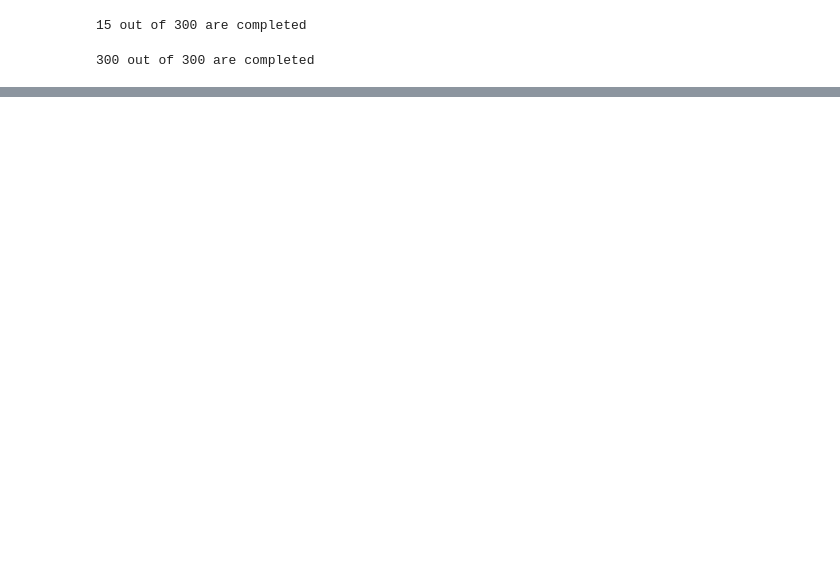
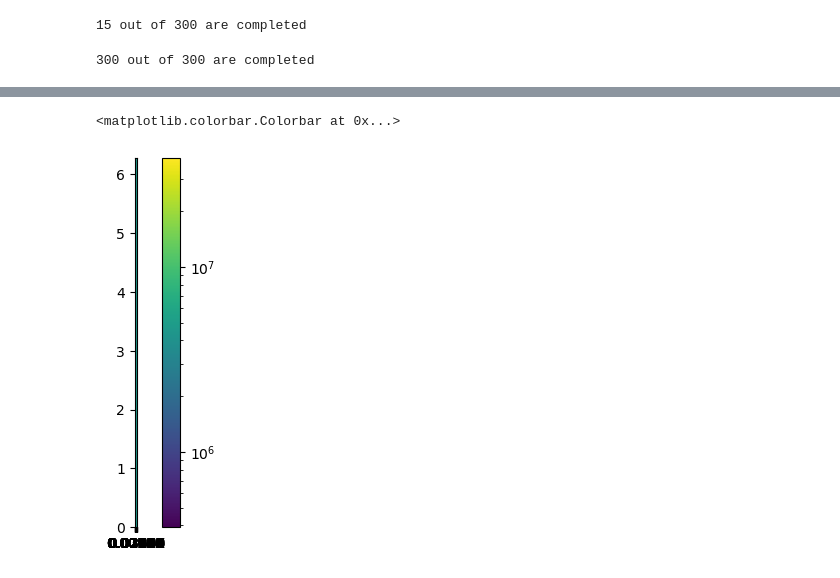
Before and after one commit to yenhsunlin/SNnuBDM2, a Jupyter notebook: src/bdmflux_legacy.ipynb, the cells around one changed output, grey strips where cells are left out. Drawn from its saved outputs; the diff is of its cells as text; code cells hidden in the pictures; blank space fills up the shorter version.

```diff
--- a/src/bdmflux_legacy.ipynb
+++ b/src/bdmflux_legacy.ipynb
@@ -241,0 +296,7 @@ Type:      function
+# %%
+im =plt.imshow(result_phi, norm=colors.LogNorm(), extent=[0,2*thetaM1,0,2*np.pi])
+plt.xticks(np.linspace(0,2*thetaM1,theta_num))
+plt.colorbar(im)
+# %% [output]
+<matplotlib.colorbar.Colorbar at 0x...>
+[figure, added]
```
Also changed, not shown: parts of 9 cells of this notebook, 3 other files.
